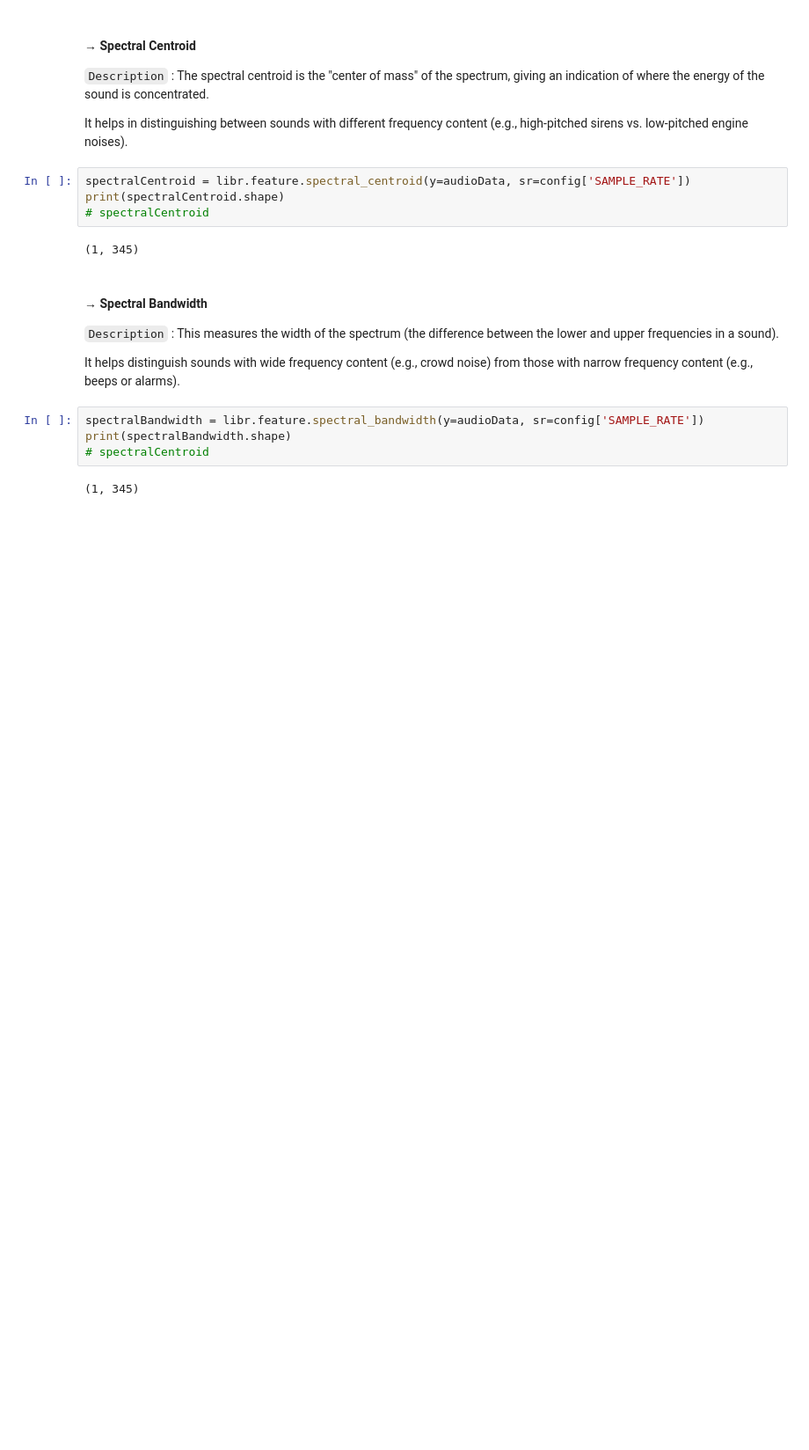
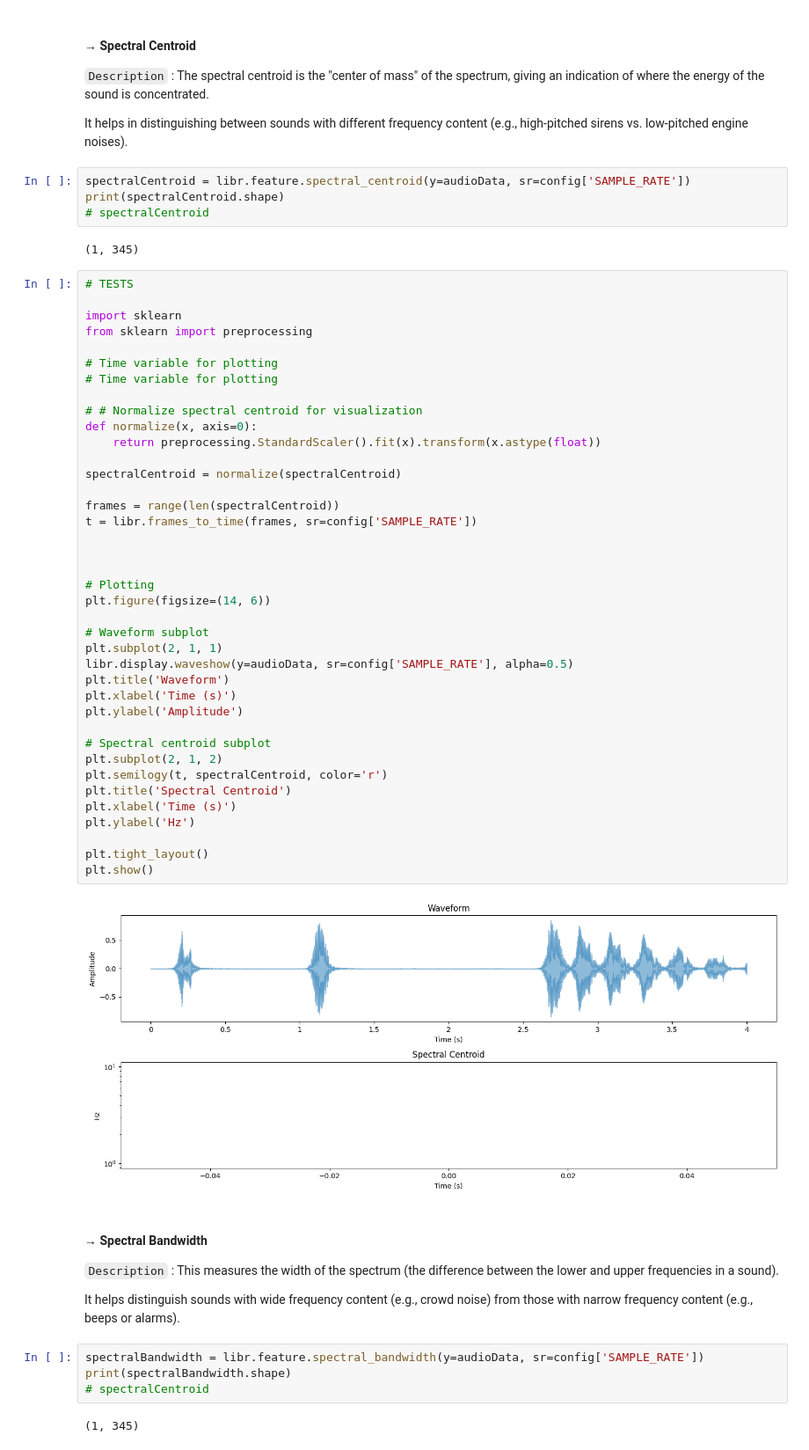
Before and after one commit to EstevesX10/ML2-Urban-Sound-Classification, a Jupyter notebook: Urban-Sound-Classification/UrbanSoundClassification.ipynb, the cells around one changed output. Shown at 88% size. Saved outputs shown, nothing was run; the diff lists cells and outputs as text; blank space fills up the shorter version.

```diff
--- a/Urban-Sound-Classification/UrbanSoundClassification.ipynb
+++ b/Urban-Sound-Classification/UrbanSoundClassification.ipynb
@@ -153,6 +184,47 @@ print(spectralCentroid.shape)
 # spectralCentroid
 # %% [output]
 (1, 345)
+# %%
+# TESTS
+
+import sklearn
+from sklearn import preprocessing
+
+# Time variable for plotting
+# Time variable for plotting
+
+# # Normalize spectral centroid for visualization
+def normalize(x, axis=0):
+    return preprocessing.StandardScaler().fit(x).transform(x.astype(float))
+
+spectralCentroid = normalize(spectralCentroid)
+
+frames = range(len(spectralCentroid))
+t = libr.frames_to_time(frames, sr=config['SAMPLE_RATE'])
+
+
+
+# Plotting
+plt.figure(figsize=(14, 6))
+
+# Waveform subplot
+plt.subplot(2, 1, 1)
+libr.display.waveshow(y=audioData, sr=config['SAMPLE_RATE'], alpha=0.5)
+plt.title('Waveform')
+plt.xlabel('Time (s)')
+plt.ylabel('Amplitude')
+
+# Spectral centroid subplot
+plt.subplot(2, 1, 2)
+plt.semilogy(t, spectralCentroid, color='r')
+plt.title('Spectral Centroid')
+plt.xlabel('Time (s)')
+plt.ylabel('Hz')
+
+plt.tight_layout()
+plt.show()
+# %% [output]
+[figure, added]
 # %% [markdown]
 #### &rarr; Spectral Bandwidth
 
```
Also changed, not shown: parts of 10 cells of this notebook.
